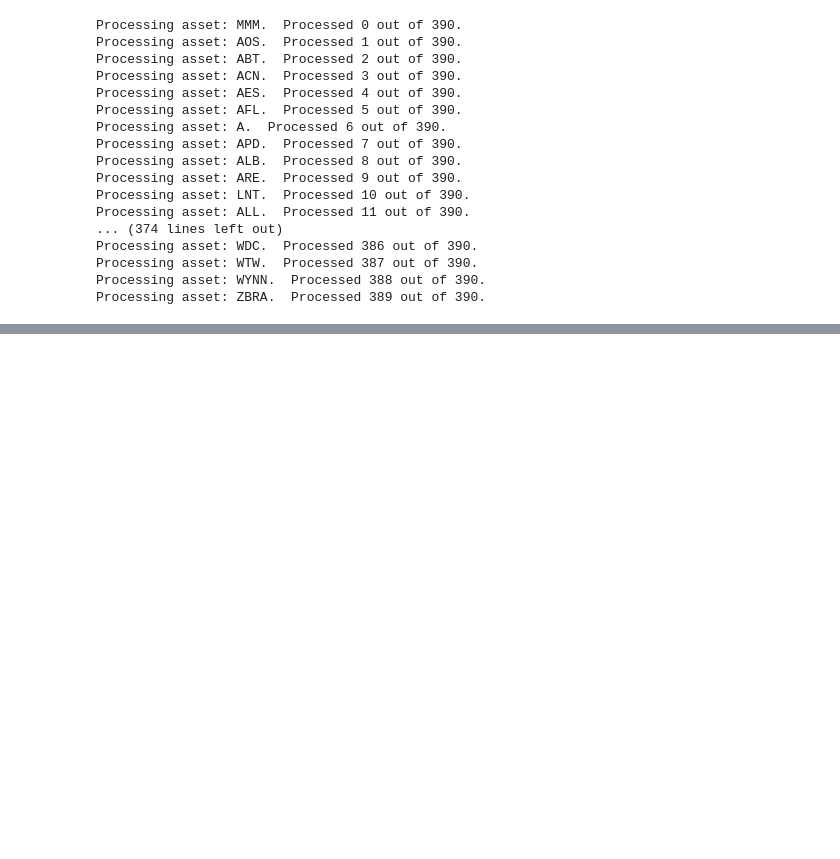
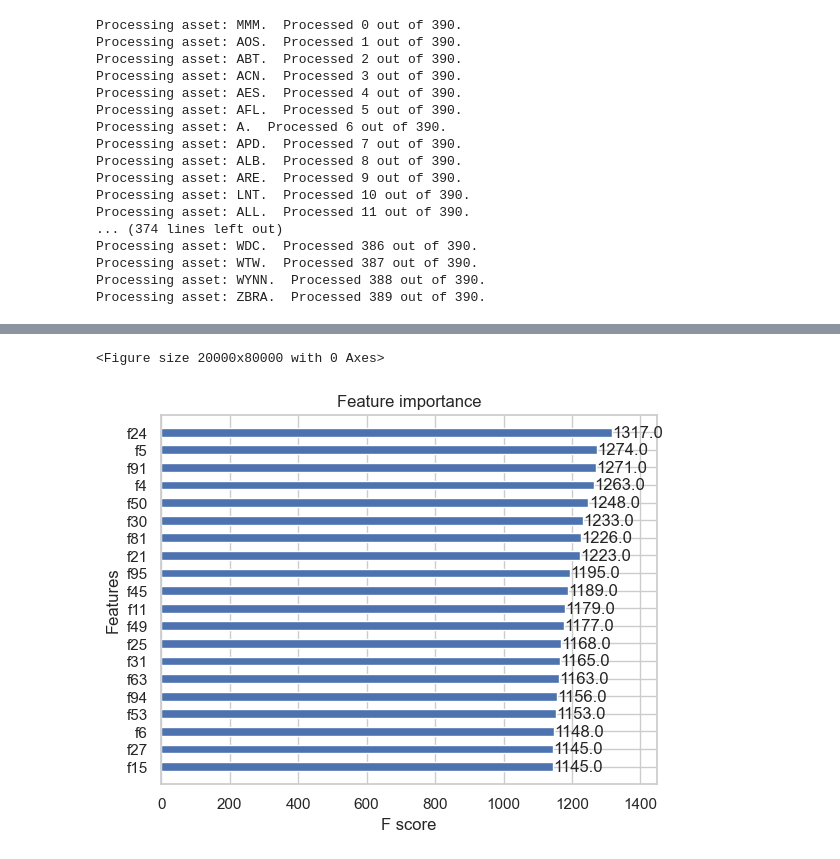
Before and after one commit to KImeriGitHub/RandomOdyssey, a Jupyter notebook: notebooks/sandbox_FourierML.ipynb, the cells around one changed output, grey strips where cells are left out. Saved outputs shown, nothing was run; the diff lists cells and outputs as text; code cells hidden in the pictures; blank space fills up the shorter version.

```diff
--- a/notebooks/sandbox_FourierML.ipynb
+++ b/notebooks/sandbox_FourierML.ipynb
@@ -366,0 +173,37 @@ Root Mean Square Error: 6.8972896384314355
+# %%
+import xgboost as xgb
+from sklearn.model_selection import train_test_split
+from sklearn.metrics import accuracy_score, log_loss
+
+# Split the data
+X_val = fourierTestML.X_test
+y_val = fourierTestML.y_test
+X_train, X_test, y_train, y_test = train_test_split(fourierTestML.X_train, fourierTestML.y_train, test_size=.1)
+
+# Define the model
+fourierXGBMModel = xgb.XGBClassifier(
+    n_estimators=1000,
+    learning_rate=0.01,
+    max_depth=6,
+    colsample_bytree = 0.05,
+    subsample=0.7,
+)
+
+# Train the model
+fourierXGBMModel.fit(X_train, y_train,
+    eval_set=[(X_test, y_test)],
+    verbose=1,
+    )
+
+# Make predictions
+y_pred = fourierXGBMModel.predict(X_val)
+y_pred_proba = fourierXGBMModel.predict_proba(X_val)
+
+# Calculate accuracy
+test_acc = accuracy_score(y_val, y_pred)
+
+# Calculate log loss
+test_loss = log_loss(y_val, y_pred_proba)
+
+print(f'\nTest accuracy: {test_acc:.4f}')
+print(f'Test log loss: {test_loss:.4f}')
@@ -366,0 +260,9 @@ Root Mean Square Error: 6.8972896384314355
+# %%
+import matplotlib.pyplot as plt
+plt.figure(figsize=(200, 800))
+xgb.plot_importance(fourierXGBMModel, max_num_features=20, height=0.5)
+plt.savefig('feature_importance.png', bbox_inches='tight')
+plt.show()
+# %% [output]
+<Figure size 20000x80000 with 0 Axes>
+[figure, added]
```
Also changed, not shown: parts of 21 cells of this notebook, 4 other files.
